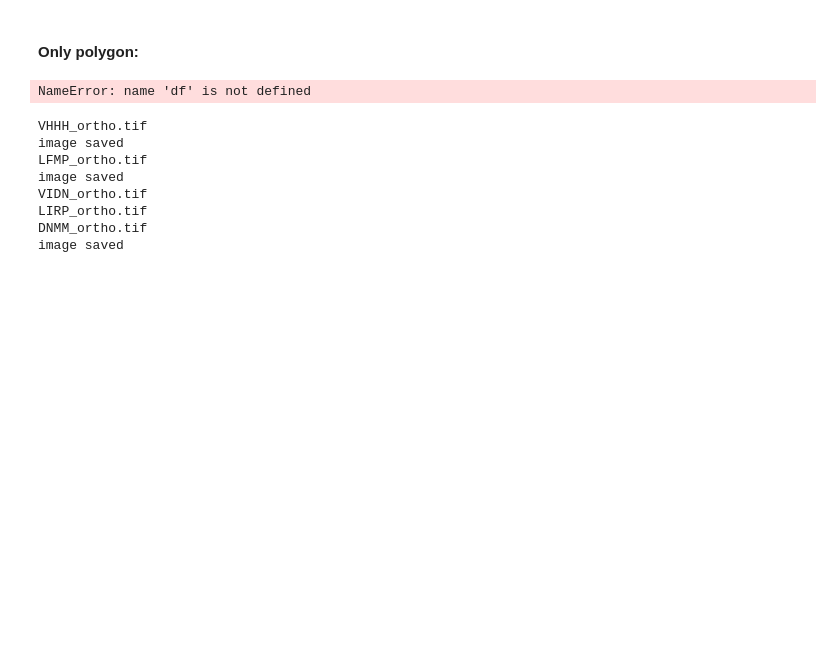
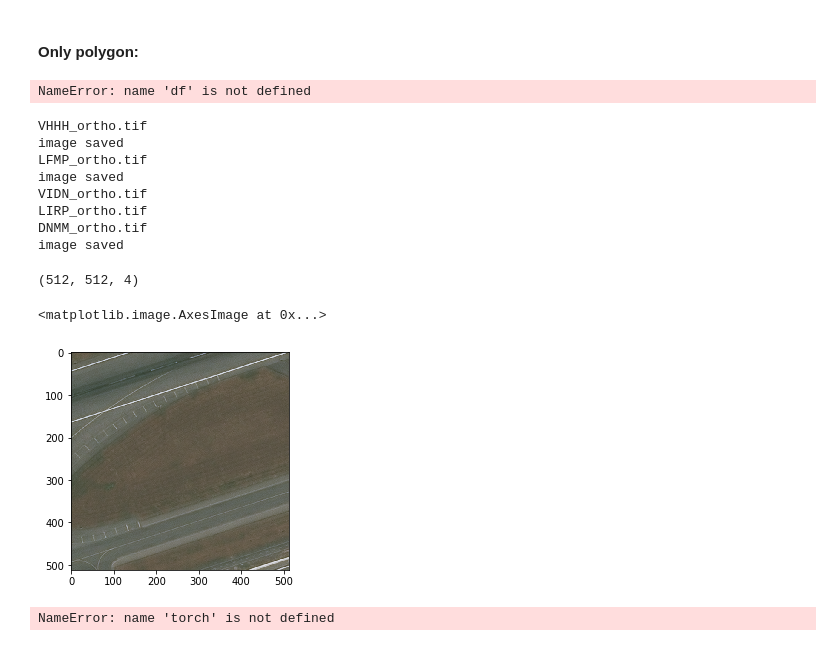
Before and after one commit to p-saint/pie-repo, a Jupyter notebook: preprocessing.ipynb, the cells around one changed output. Cells and saved outputs as stored; diff of their text form; code cells hidden in the pictures; blank space fills up the shorter version.

```diff
--- a/preprocessing.ipynb
+++ b/preprocessing.ipynb
@@ -147,3 +147,20 @@ DNMM_ortho.tif
 image saved
 # %%
 img = rasterio.open('/Users/salimbaddou/PIE/pie-repo/mask_LFMP.jpg')
+# %%
+with rasterio.open("/Users/salimbaddou/PIE/Pytorch-UNet/data/imgs/VHHH101.png") as src:
+    img = src.read()
+    meta = src.meta
+
+img = reshape_as_image(img)
+print(img.shape)
+
+plt.imshow(img)
+# %% [output]
+(512, 512, 4)
+<matplotlib.image.AxesImage at 0x...>
+[figure, added]
+# %%
+print(torch.randn(1, 1, 32, 32))
+# %% [output]
+NameError: name 'torch' is not defined
```
Also changed, not shown: 15 other files.
